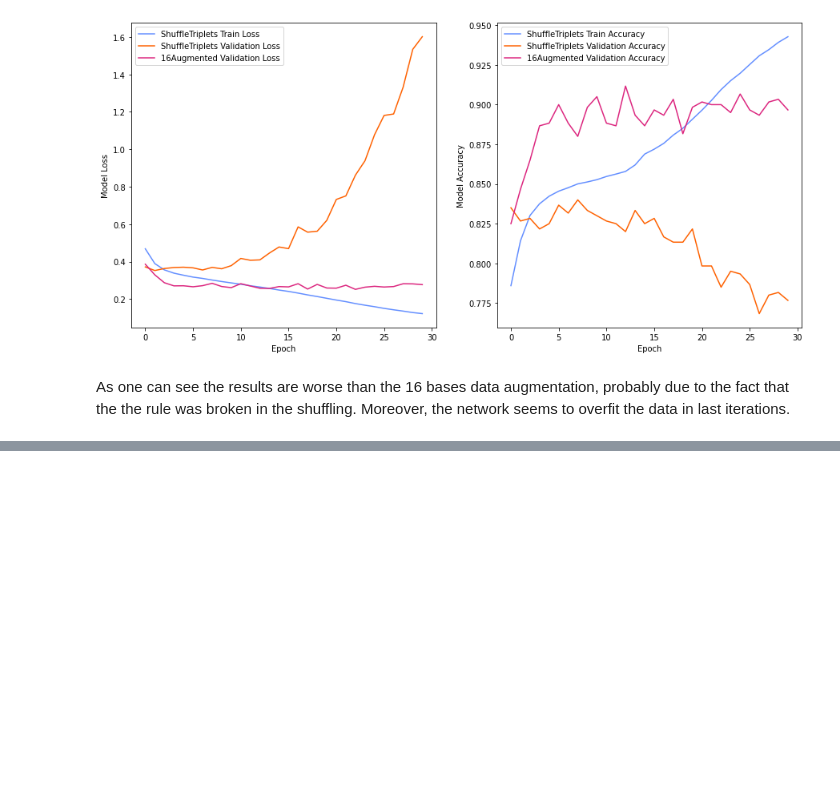
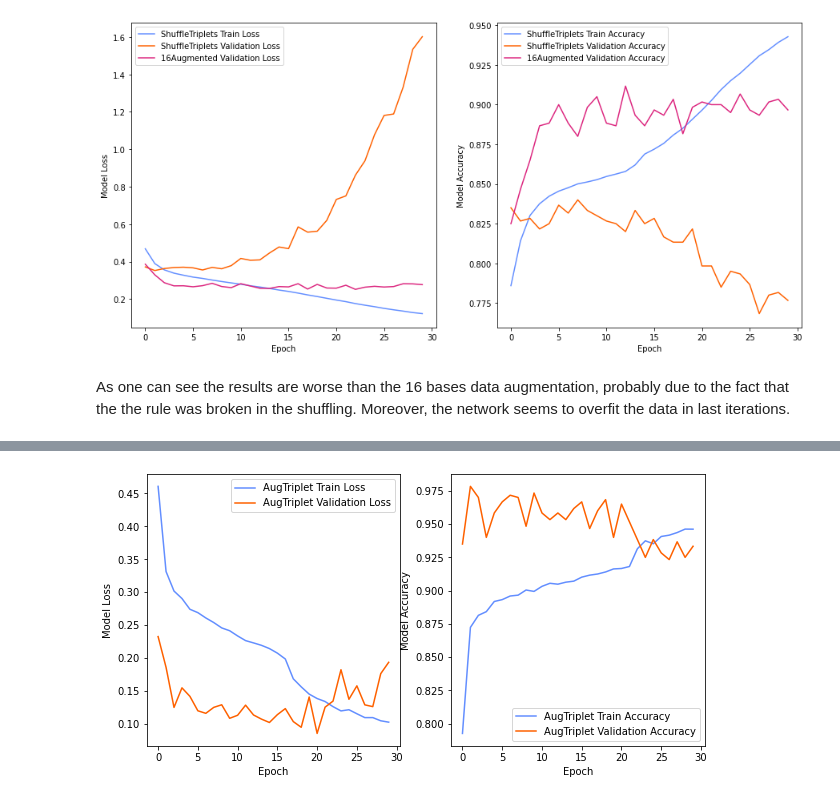
Before and after one commit to LorenzoBuriola/LoCP_moduleB, a Jupyter notebook: Week2/Ex_week02_FPGheArt.ipynb, the cells around one changed output, grey strips where cells are left out. Cells and saved outputs as stored; diff of their text form; code cells hidden in the pictures; blank space fills up the shorter version.

```diff
--- a/Week2/Ex_week02_FPGheArt.ipynb
+++ b/Week2/Ex_week02_FPGheArt.ipynb
@@ -827,0 +868,3 @@ As one can see the results are worse than the 16 bases data augmentation, probab
+# %%
+fit_augmented = model.fit(augx_train, augy_train,
+                epochs=30, batch_size = 50, validation_data = (new_x_test,y_test), shuffle = True, verbose = 1)
@@ -827,0 +889,30 @@ As one can see the results are worse than the 16 bases data augmentation, probab
+# %%
+# evaluate model
+score = model.evaluate(new_x_test, y_test, verbose=1)
+
+# print performance
+print('Final Test loss:', score[0])
+print('Final Test accuracy:', score[1])
+
+fig, (ax1, ax2) = plt.subplots(1, 2, figsize=(10, 5))
+# summarize history for loss
+ax1.plot(fit_augmented.history['loss'], label = 'AugTriplet Train Loss',color =  '#648FFF')
+ax1.plot(fit_augmented.history['val_loss'], label = 'AugTriplet Validation Loss', color = '#FE6100')
+#ax1.plot(fit_augmented.history['val_loss'], label = 'Augmented Validation Loss', color  = '#DC267F' )
+
+ax1.legend(loc = 'best')
+ax1.set_xlabel('Epoch')
+ax1.set_ylabel('Model Loss')
+
+
+# summarize history for accuracy
+ax2.plot(fit_augmented.history['accuracy'], label = 'AugTriplet Train Accuracy', color =  '#648FFF')
+ax2.plot(fit_augmented.history['val_accuracy'], label = 'AugTriplet Validation Accuracy',color = '#FE6100')
+
+
+ax2.legend(loc = 'best')
+ax2.set_xlabel('Epoch')
+ax2.set_ylabel('Model Accuracy')
+
+plt.show()
+# %% [output]
@@ -827,0 +922 @@ As one can see the results are worse than the 16 bases data augmentation, probab
+[figure, added]
```
Also changed, not shown: parts of 5 cells of this notebook.
